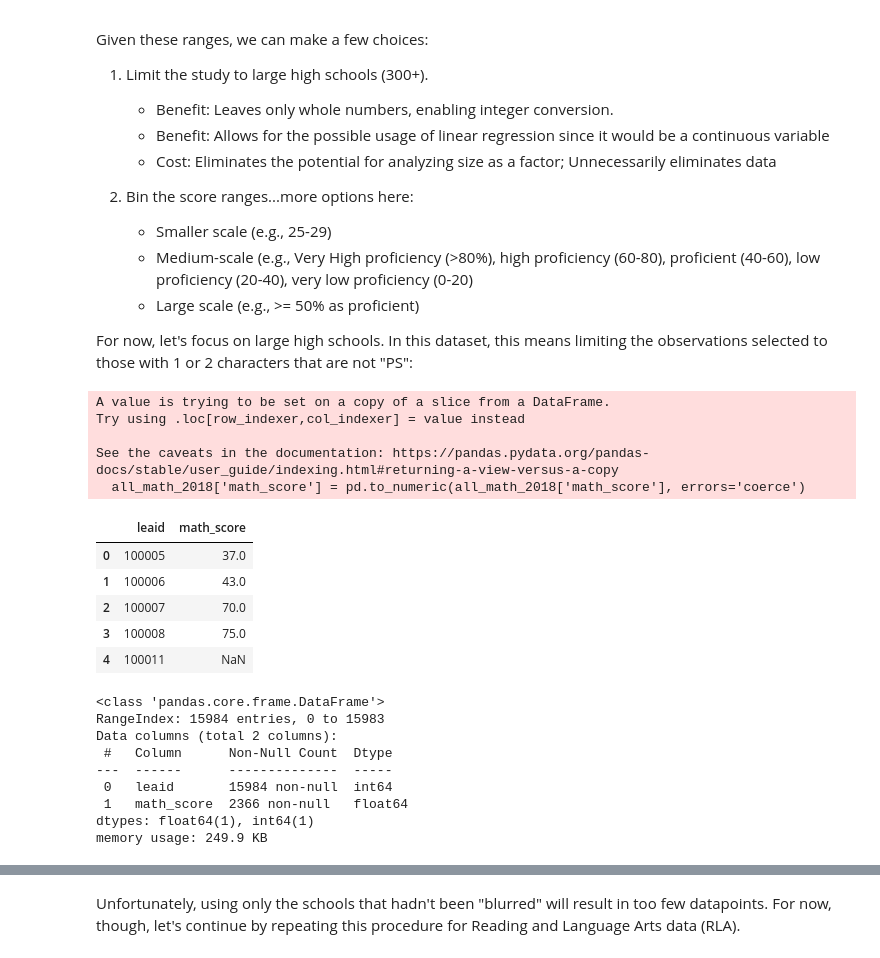
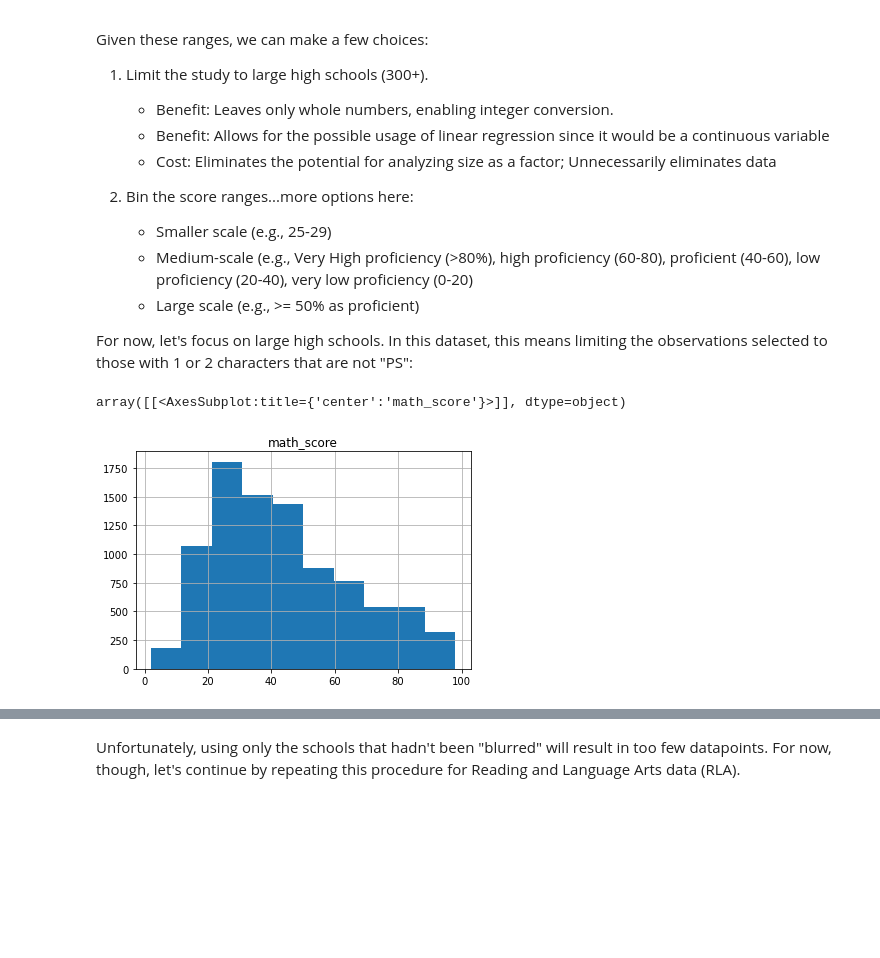
Before and after one commit to anewt225/Decoding-the-Digital-Divide, a Jupyter notebook: notebooks/Education EDA.ipynb, the cells around one changed output, grey strips where cells are left out. Cells and saved outputs as stored; diff of their text form; code cells hidden in the pictures; blank space fills up the shorter version.

```diff
--- a/notebooks/Education EDA.ipynb
+++ b/notebooks/Education EDA.ipynb
@@ -114,4 +153,11 @@ Given the business understanding and limitation to HS students, this makes sense
 # %%
 ## Create new dataframe with just the two desired columns
-all_math_2018 = math_2018[['LEAID','ALL_MTHHSPCTPROF_1718']]
+all_math_2018 = math_2018[['LEAID','ALL_MTHHSPCTPROF_1718']].dropna()
 all_math_2018.columns = all_math_2018.columns.str.lower()
+all_math_2018.rename(columns={'all_mthhspctprof_1718': 'math_score'}, inplace=True)
+all_math_2018.leaid = all_math_2018.leaid.apply(str)
+all_math_2018.math_score = all_math_2018.math_score.apply(str)
+all_math_2018.leaid = all_math_2018.leaid.str.zfill(7)
+all_math_2018 = pd.DataFrame(data=all_math_2018)
+print(all_math_2018.head())
+print(all_math_2018.info())
@@ -146,0 +181,15 @@ memory usage: 249.9+ KB
+# %%
+PS_values = all_math_2018[all_math_2018['math_score'] == "PS" ].index
+period_values = all_math_2018[all_math_2018['math_score'] == "." ].index
+LE_values = all_math_2018[all_math_2018.math_score.str.contains("LE")].index
+GT_values = all_math_2018[all_math_2018.math_score.str.contains("GE")].index
+GE_values = all_math_2018[all_math_2018.math_score.str.contains("GT")].index
+LT_values = all_math_2018[all_math_2018.math_score.str.contains("LT")].index
+
+all_math_2018.drop(PS_values, inplace = True)
+all_math_2018.drop(period_values, inplace = True)
+all_math_2018.drop(LT_values, inplace = True)
+all_math_2018.drop(LE_values, inplace = True)
+all_math_2018.drop(GT_values, inplace = True)
+all_math_2018.drop(GE_values, inplace = True)
+all_math_2018.info()
@@ -146,0 +206,3 @@ memory usage: 249.9+ KB
+# %%
+all_math_2018.math_score = all_math_2018.math_score.apply(score_cleaner)
+all_math_2018.info()
@@ -196,31 +268,8 @@ Given these ranges, we can make a few choices:
 
 
 For now, let's focus on large high schools. In this dataset, this means limiting the observations selected to those with 1 or 2 characters that are not "PS":
-# %%
-all_math_2018['math_score'] = pd.to_numeric(all_math_2018['math_score'], errors='coerce')
-all_math_2018.columns = all_math_2018.columns.str.lower()
-all_math_2018.head()
-# %% [output]
-A value is trying to be set on a copy of a slice from a DataFrame.
-Try using .loc[row_indexer,col_indexer] = value instead
-
-See the caveats in the documentation: https://pandas.pydata.org/pandas-docs/stable/user_guide/indexing.html#returning-a-view-versus-a-copy
-  all_math_2018['math_score'] = pd.to_numeric(all_math_2018['math_score'], errors='coerce')
-|  | leaid | math_score |
-| 0 | 100005 | 37.0 |
-| 1 | 100006 | 43.0 |
-| 2 | 100007 | 70.0 |
-| 3 | 100008 | 75.0 |
-| 4 | 100011 | NaN |
 # %%
-all_math_2018.info()
+all_math_2018.hist()
 # %% [output]
-<class 'pandas.core.frame.DataFrame'>
-RangeIndex: 15984 entries, 0 to 15983
-Data columns (total 2 columns):
- #   Column      Non-Null Count  Dtype
----  ------      --------------  -----
- 0   leaid       15984 non-null  int64
- 1   math_score  2366 non-null   float64
-dtypes: float64(1), int64(1)
-memory usage: 249.9 KB
+array([[<AxesSubplot:title={'center':'math_score'}>]], dtype=object)
+[figure, added]
```
Also changed, not shown: parts of 59 cells of this notebook, 35 other files.
